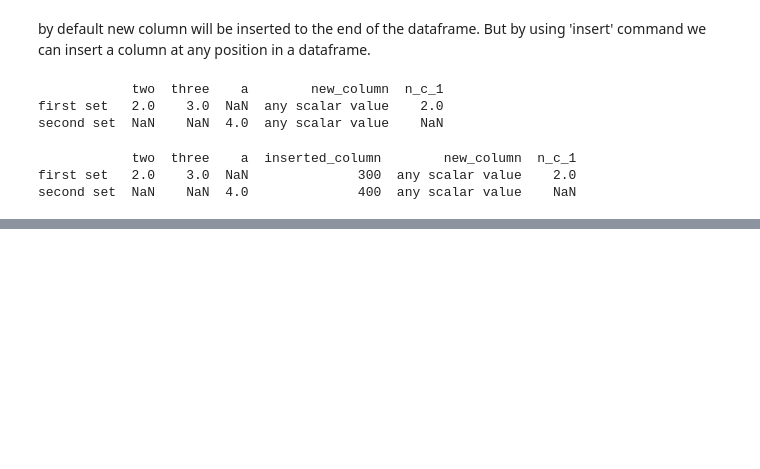
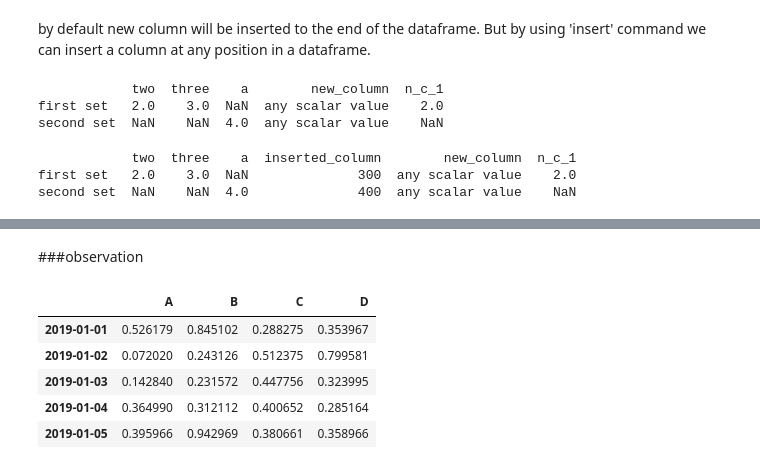
Before and after one commit to aryadeo/arya_test, a Jupyter notebook: pandas/pandas.ipynb, the cells around one changed output, grey strips where cells are left out. Saved outputs shown, nothing was run; the diff lists cells and outputs as text; code cells hidden in the pictures; blank space fills up the shorter version.

```diff
--- a/pandas/pandas.ipynb
+++ b/pandas/pandas.ipynb
@@ -392,0 +412,11 @@ second set  NaN    NaN  4.0              400  any scalar value    NaN
+# %% [markdown]
+###observation
+# %%
+df_test_4.head()
+# %% [output]
+|  | A | B | C | D |
+| 2019-01-01 | 0.526179 | 0.845102 | 0.288275 | 0.353967 |
+| 2019-01-02 | 0.072020 | 0.243126 | 0.512375 | 0.799581 |
+| 2019-01-03 | 0.142840 | 0.231572 | 0.447756 | 0.323995 |
+| 2019-01-04 | 0.364990 | 0.312112 | 0.400652 | 0.285164 |
+| 2019-01-05 | 0.395966 | 0.942969 | 0.380661 | 0.358966 |
```
Also changed, not shown: parts of 16 cells of this notebook.
